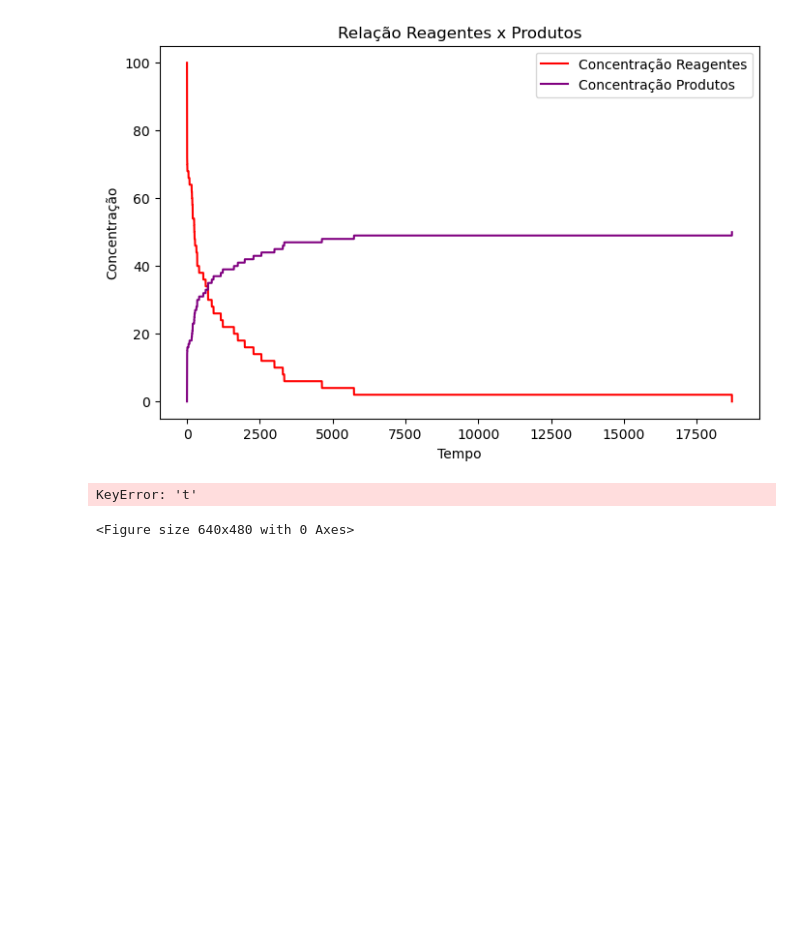
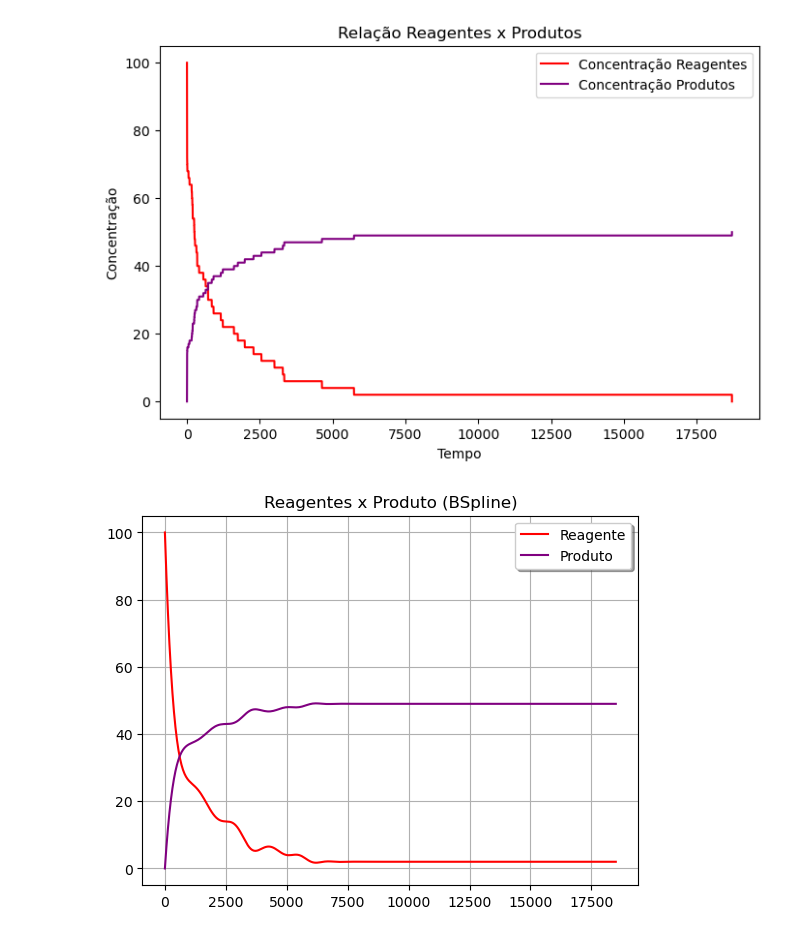
Before and after one commit to alicevk/cinetica-quimica, a Jupyter notebook: graficos.ipynb, the cells around one changed output. Cells and saved outputs as stored; diff of their text form; code cells hidden in the pictures; blank space fills up the shorter version.

```diff
--- a/graficos.ipynb
+++ b/graficos.ipynb
@@ -79,7 +43,22 @@ ds = data.Dataset(
-# %%
-from chemical_kinetics import plot
-
-plot.plot_c(ds)
-# %% [output]
-KeyError: 't'
-<Figure size 640x480 with 0 Axes>
+# %%
+n = len(eixo_y1)
+step = 500
+x = range(0,n)[::step]
+# %%
+tck1 = interpolate.splrep(x, eixo_y1[::step], s=0, k=5)
+tck2 = interpolate.splrep(x, eixo_y2[::step], s=0, k=5)
+# %%
+x_new = np.linspace(min(x), max(x), 300)
+y1_fit = interpolate.BSpline(*tck1)(x_new)
+y2_fit = interpolate.BSpline(*tck2)(x_new)
+# %%
+plt.title("Reagentes x Produto (BSpline)")
+#plt.plot(x, eixo_y1[::step], 'ro', label="original")
+#plt.plot(x, eixo_y2[::step], 'ro', label="original")
+plt.plot(x_new, y1_fit, '-c', label="Reagente", color='red')
+plt.plot(x_new, y2_fit, '-c', label="Produto",color='purple')
+plt.legend(loc='best', fancybox=True, shadow=True)
+plt.grid()
+plt.show()
+# %% [output]
+[figure, added]
```
Also changed, not shown: parts of 5 cells of this notebook.
